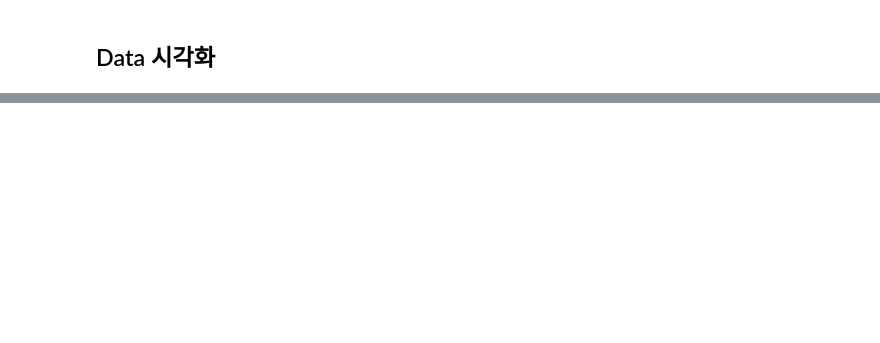
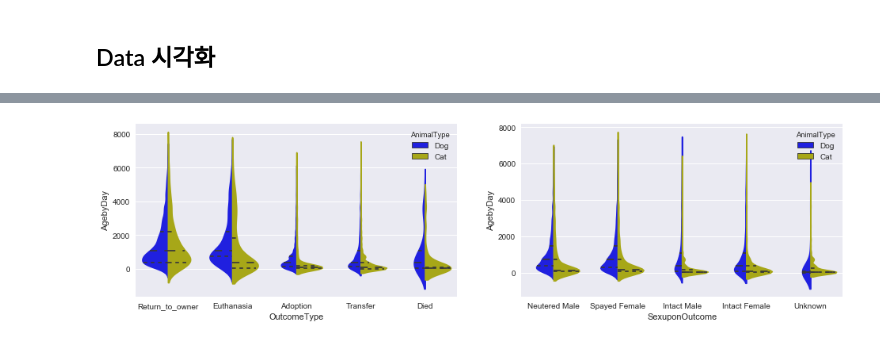
Before and after one commit to JihongL/Shelter-Animal-Outcomes, a Jupyter notebook: Shelter_EDA.ipynb, the cells around one changed output, grey strips where cells are left out. Drawn from its saved outputs; the diff is of its cells as text; code cells hidden in the pictures; blank space fills up the shorter version.

```diff
--- a/Shelter_EDA.ipynb
+++ b/Shelter_EDA.ipynb
@@ -191,0 +229,9 @@ OutcomeSubtype = pd.get_dummies(train['OutcomeSubtype'])
+# %%
+f, (ax1, ax2) = plt.subplots(1, 2, figsize=(16,4))
+sns.violinplot(x="OutcomeType", y="AgebyDay", hue="AnimalType", data=train, split=True,
+               inner="quart", palette={"Dog": "b", "Cat": "y"}, ax=ax1)
+sns.violinplot(x="SexuponOutcome", y="AgebyDay", hue="AnimalType", data=train, split=True,
+               inner="quart", palette={"Dog": "b", "Cat": "y"}, ax=ax2)
+sns.despine(left=True)
+# %% [output]
+[figure, added]
```
Also changed, not shown: parts of 20 cells of this notebook.
